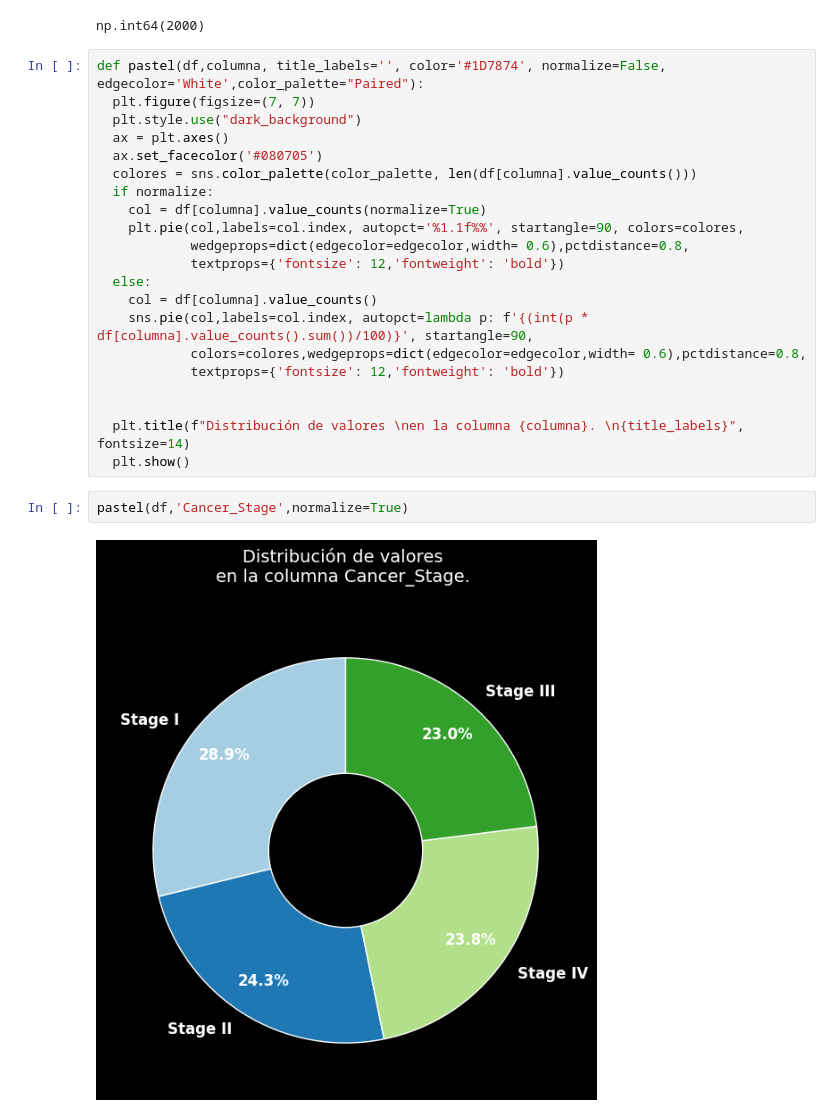
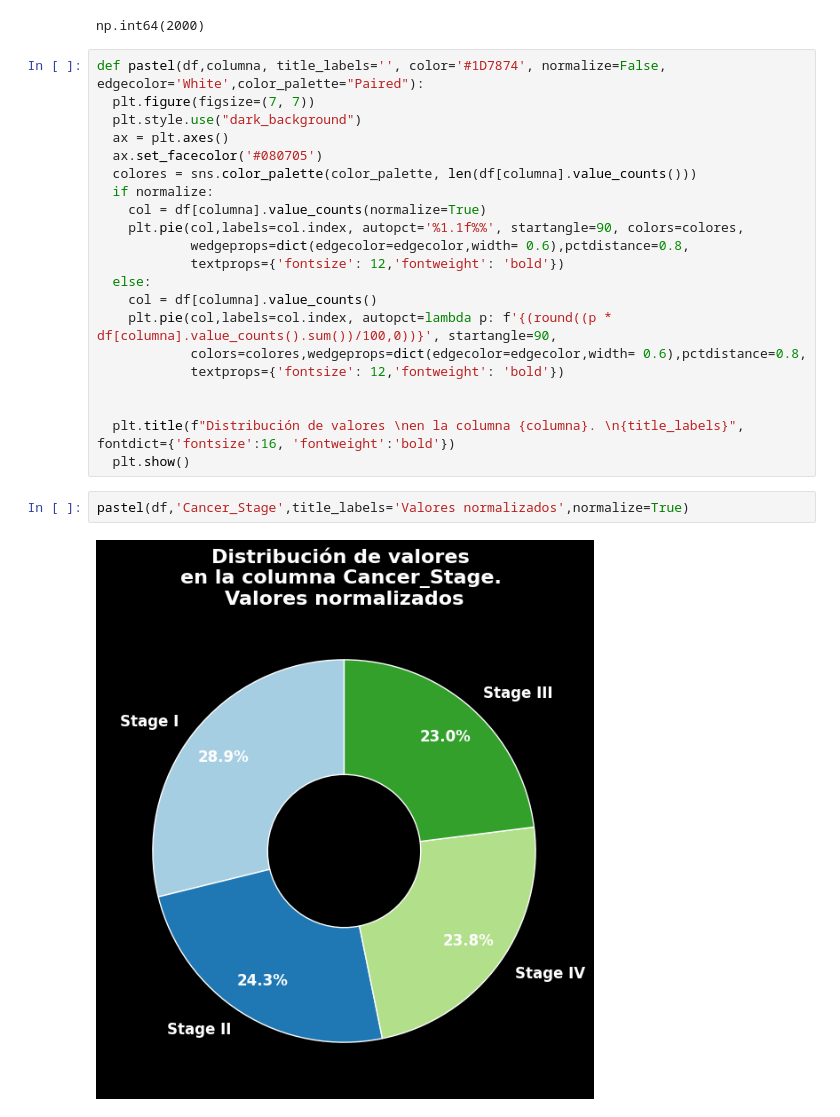
Before and after one commit to MiguelFigueroa02/MCPI_Student_Repo, a Jupyter notebook: courses/1-Semester/fundamentals of statistics/Projects/Notebooks/Estadística_Descriptiva_Visualización.ipynb, the cells around one changed output. Drawn from its saved outputs; the diff is of its cells as text.

```diff
--- a/courses/1-Semester/fundamentals of statistics/Projects/Notebooks/Estadística_Descriptiva_Visualización.ipynb
+++ b/courses/1-Semester/fundamentals of statistics/Projects/Notebooks/Estadística_Descriptiva_Visualización.ipynb
@@ -547,14 +577,14 @@ def pastel(df,columna, title_labels='', color='#1D7874', normalize=False, edgeco
             textprops={'fontsize': 12,'fontweight': 'bold'})
   else:
     col = df[columna].value_counts()
-    sns.pie(col,labels=col.index, autopct=lambda p: f'{(int(p * df[columna].value_counts().sum())/100)}', startangle=90,
+    plt.pie(col,labels=col.index, autopct=lambda p: f'{(round((p * df[columna].value_counts().sum())/100,0))}', startangle=90,
             colors=colores,wedgeprops=dict(edgecolor=edgecolor,width= 0.6),pctdistance=0.8,
             textprops={'fontsize': 12,'fontweight': 'bold'})
 
 
-  plt.title(f"Distribución de valores \nen la columna {columna}. \n{title_labels}", fontsize=14)
+  plt.title(f"Distribución de valores \nen la columna {columna}. \n{title_labels}", fontdict={'fontsize':16, 'fontweight':'bold'})
   plt.show()
 # %%
-pastel(df,'Cancer_Stage',normalize=True)
+pastel(df,'Cancer_Stage',title_labels='Valores normalizados',normalize=True)
 # %% [output]
-[figure, old version]
+[figure, new version]
```
Also changed, not shown: parts of 9 cells of this notebook.
